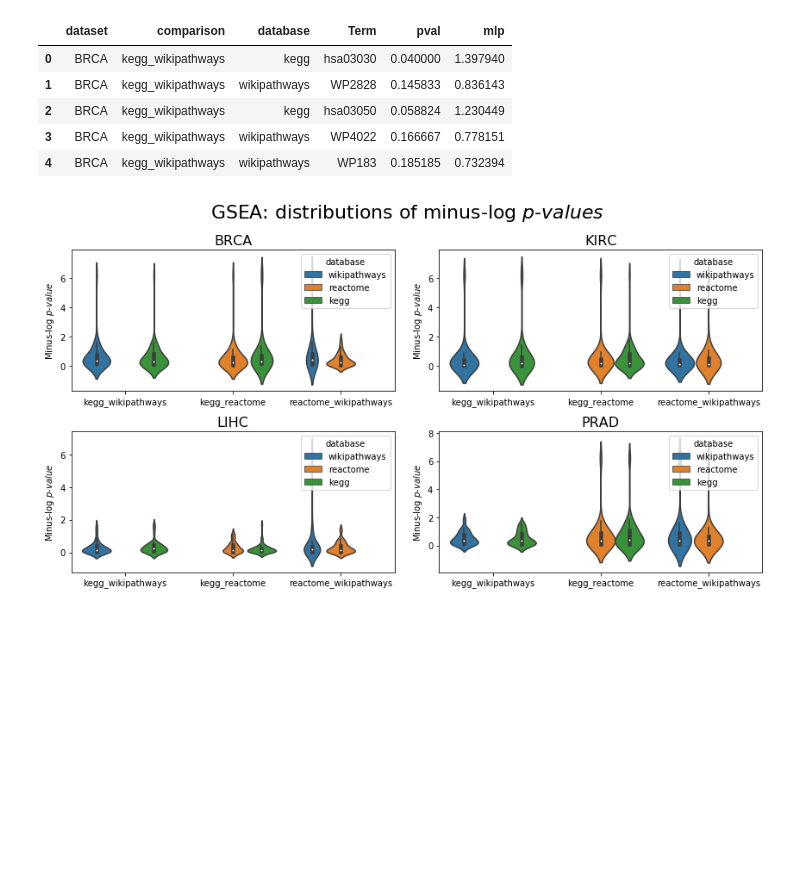
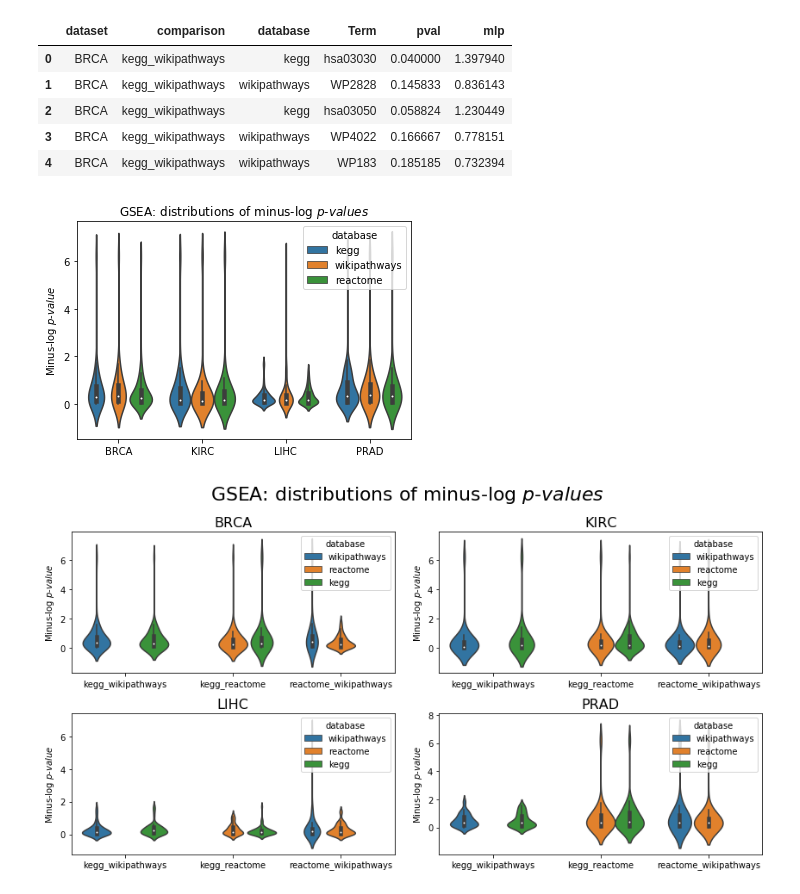
Before and after one commit to pathwayforte/results, a Jupyter notebook: notebooks/evaluation/Comparisons of P-Value Distributions of Pathway Analogs.ipynb, the cells around one changed output. Drawn from its saved outputs; the diff is of its cells as text; code cells hidden in the pictures; blank space fills up the shorter version.

```diff
--- a/notebooks/evaluation/Comparisons of P-Value Distributions of Pathway Analogs.ipynb
+++ b/notebooks/evaluation/Comparisons of P-Value Distributions of Pathway Analogs.ipynb
@@ -124,7 +140,6 @@ for dataset in datasets:
             continue
         df = pd.read_csv(path, sep='\t')
         df['comparison'] = f'{db1}_{db2}'
-        df['database'] = df['pathway_id'].map(name_to_database)
         df['dataset'] = dataset
         ora_dfs.append(df)
 
@@ -141,3 +156,6 @@ ora_df[['dataset', 'comparison', 'database', 'pathway_id', 'pval', 'mlp']].head(
 | 2 | BRCA | kegg_reactome | kegg | hsa00562 | 0.001431 | 2.844279 |
 | 3 | BRCA | kegg_reactome | reactome | R-HSA-428157 | 0.020046 | 1.697968 |
 | 4 | BRCA | kegg_reactome | kegg | hsa00620 | 0.000693 | 3.159120 |
+# %%
+for dataset in datasets:
+    ora_mpath_path = os.path.join(ora_directory, f'ora_geometric_{db1}_{db2}_{dataset.lower()}.tsv')
@@ -209,6 +232,11 @@ gsea_df[['dataset', 'comparison', 'database', 'Term', 'pval', 'mlp']].head()
 | 2 | BRCA | kegg_wikipathways | kegg | hsa03050 | 0.058824 | 1.230449 |
 | 3 | BRCA | kegg_wikipathways | wikipathways | WP4022 | 0.166667 | 0.778151 |
 | 4 | BRCA | kegg_wikipathways | wikipathways | WP183 | 0.185185 | 0.732394 |
+# %%
+draw_mlp_distributions_merged(gsea_df, 'GSEA', os.path.join(output_directory, 'gsea_p_value_distributions_merged.png'))
+plt.show()
+# %% [output]
+[figure, added]
 # %%
 draw_mlp_distributions(gsea_df, 'GSEA', os.path.join(output_directory, 'gsea_p_value_distributions.png'))
 plt.show()
```
Also changed, not shown: parts of 4 cells of this notebook.
